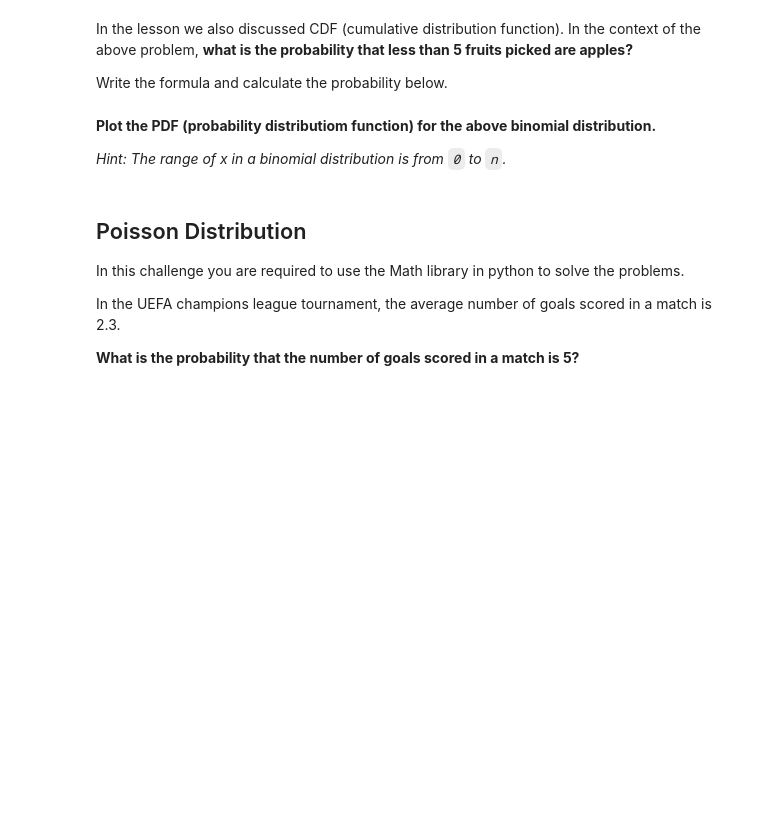
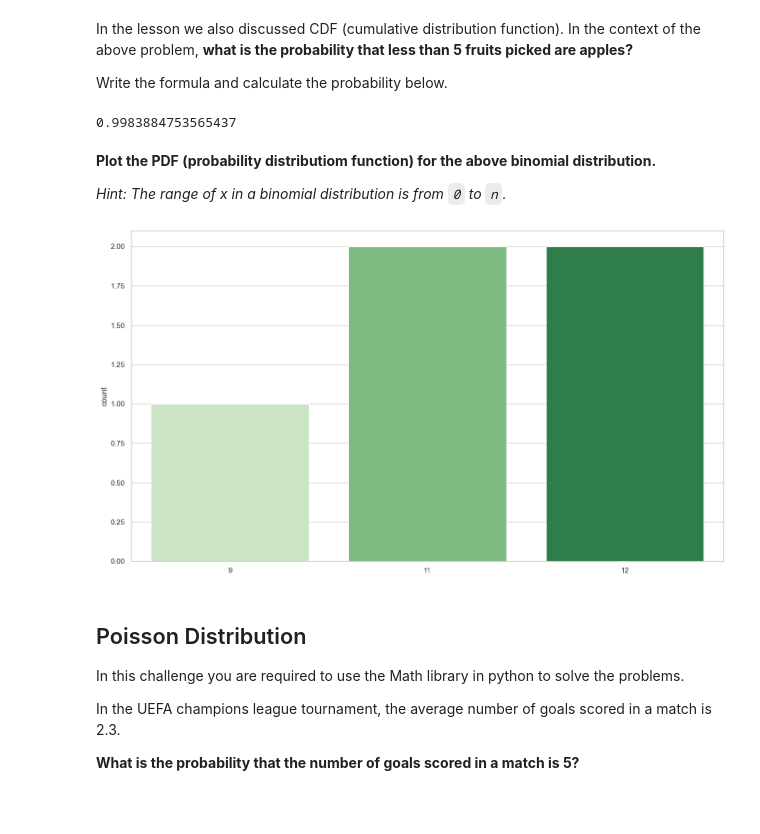
Before and after one commit to leoolessa/lab-discrete-probability-distributions, a Jupyter notebook: your-code/main.ipynb, the cells around one changed output. Saved outputs shown, nothing was run; the diff lists cells and outputs as text; code cells hidden in the pictures; blank space fills up the shorter version.

```diff
--- a/your-code/main.ipynb
+++ b/your-code/main.ipynb
@@ -19,6 +19,18 @@ A fruit is picked randomly from the basket.
 
 1. **What is the probability that the fruit is apple?**
 1. **What is the probability that it is an orange?**
+# %%
+from scipy.stats import bernoulli, binom, poisson
+from matplotlib import pyplot as plt
+import math
+
+%matplotlib inline
+%config Inlinebackend.figure_format = 'retina'
+
+import seaborn as sns
+sns.set_context('poster')
+sns.set(rc={'figure.figsize': (16., 9.)})
+sns.set_style('whitegrid')
 # %%
 """
 Calculate:
@@ -56,3 +104,12 @@ Write the formula and calculate the probability below.
+# %%
+p = 0.6
+n = 20
+k = 5
+pick_a = binom(k, n, p)
+try_ = 1- pick_a.cdf(k)
+try_
+# %% [output]
+0.9983884753565437
 # %% [markdown]
 **Plot the PDF (probability distributiom function) for the above binomial distribution.**
 
@@ -63,3 +117,14 @@ Write the formula and calculate the probability below.
+# %%
+def binomial_plot (experiments):
+    my_binom = binom(20, 0.6)
+    binom_exp = my_binom.rvs(experiments)
+
+    binom_exp # Each number: number of working chips within a box of 10, out of 20 boxes
+    sns.countplot(x = binom_exp, palette="Greens")
+
+binomial_plot (5)
+# %% [output]
+[figure, added]
 # %% [markdown]
 ## Poisson Distribution
 
```
Also changed, not shown: parts of 11 cells of this notebook.
